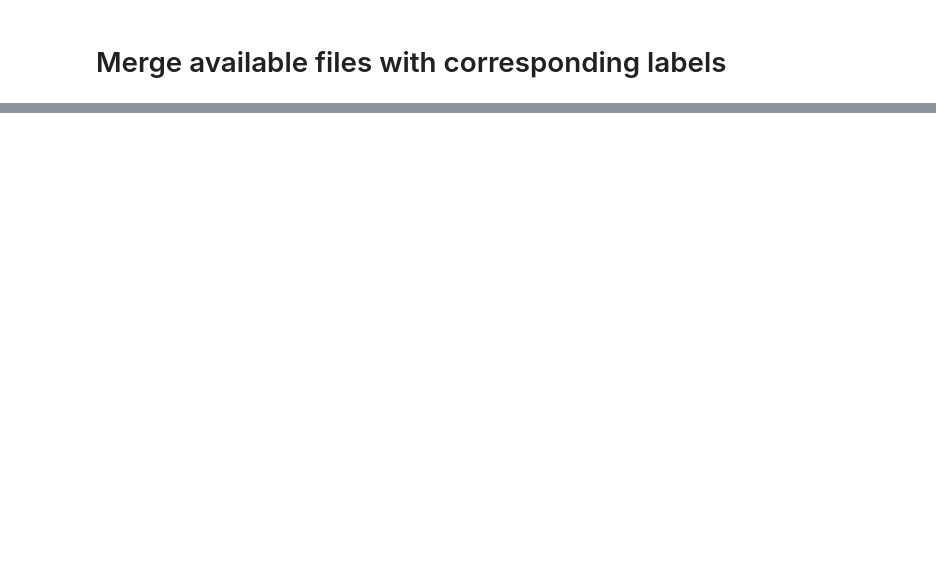
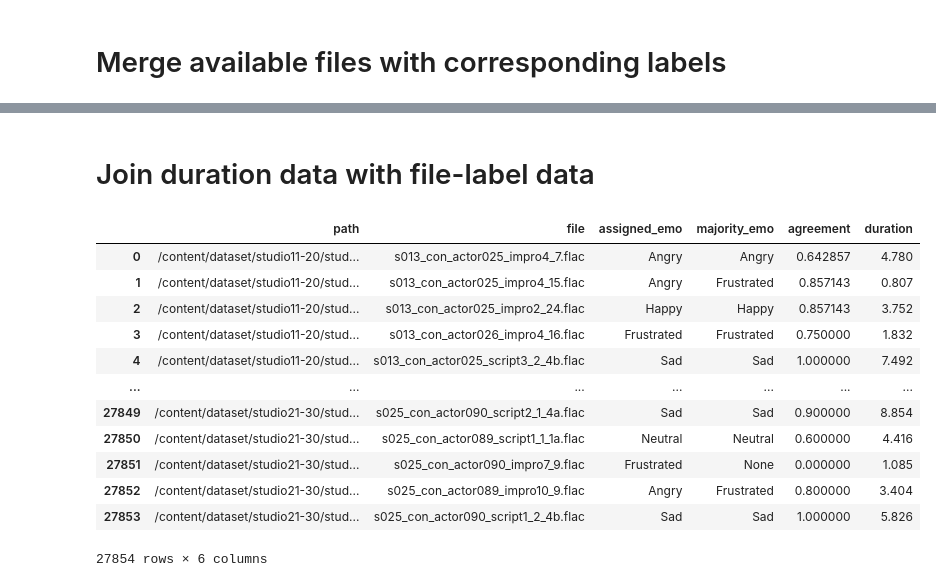
Before and after one commit to chuan-khuna/ThaiSER, a Jupyter notebook: Preprocess Json to CSV.ipynb, the cells around one changed output, grey strips where cells are left out. Drawn from its saved outputs; the diff is of its cells as text; code cells hidden in the pictures; blank space fills up the shorter version.

```diff
--- a/Preprocess Json to CSV.ipynb
+++ b/Preprocess Json to CSV.ipynb
@@ -170,0 +267,4 @@ df
+# %%
+# drop nan labels
+df = df.dropna().reset_index(drop=True)
+df
@@ -170,0 +329,11 @@ df
+# %%
+def multiprocessing_get_duration(files):
+    with Pool(4) as p:
+        durations = p.map(get_duration_tf, files)
+    return durations
+# %%
+st_time = time.time()
+
+durations = multiprocessing_get_duration(df['path'])
+
+print(round(time.time() - st_time, 2))
@@ -170,0 +342,9 @@ df
+# %%
+duration_df = pd.DataFrame(durations, columns=['duration', 'path'])
+
+# from tensor to float
+duration_df['duration'] = duration_df['duration'].apply(lambda x: np.round(np.array(x), 3))
+
+# get only file name
+duration_df['file'] = duration_df['path'].apply(lambda p: p.split('/')[-1])
+duration_df = duration_df[['file', 'duration']]
@@ -171,2 +369,21 @@ df
+# %% [markdown]
+# Join duration data with file-label data
+# %%
+df = df.join(duration_df.set_index('file'), on='file')
+df
+# %% [output]
+|  | path | file | assigned_emo | majority_emo | agreement | duration |
+| 0 | /content/dataset/studio11-20/stud... | s013_con_actor025_impro4_7.flac | Angry | Angry | 0.642857 | 4.780 |
+| 1 | /content/dataset/studio11-20/stud... | s013_con_actor025_impro4_15.flac | Angry | Frustrated | 0.857143 | 0.807 |
+| 2 | /content/dataset/studio11-20/stud... | s013_con_actor025_impro2_24.flac | Happy | Happy | 0.857143 | 3.752 |
+| 3 | /content/dataset/studio11-20/stud... | s013_con_actor026_impro4_16.flac | Frustrated | Frustrated | 0.750000 | 1.832 |
+| 4 | /content/dataset/studio11-20/stud... | s013_con_actor025_script3_2_4b.flac | Sad | Sad | 1.000000 | 7.492 |
+| ... | ... | ... | ... | ... | ... | ... |
+| 27849 | /content/dataset/studio21-30/stud... | s025_con_actor090_script2_1_4a.flac | Sad | Sad | 0.900000 | 8.854 |
+| 27850 | /content/dataset/studio21-30/stud... | s025_con_actor089_script1_1_1a.flac | Neutral | Neutral | 0.600000 | 4.416 |
+| 27851 | /content/dataset/studio21-30/stud... | s025_con_actor090_impro7_9.flac | Frustrated | None | 0.000000 | 1.085 |
+| 27852 | /content/dataset/studio21-30/stud... | s025_con_actor089_impro10_9.flac | Angry | Frustrated | 0.800000 | 3.404 |
+| 27853 | /content/dataset/studio21-30/stud... | s025_con_actor090_script1_2_4b.flac | Sad | Sad | 1.000000 | 5.826 |
+27854 rows × 6 columns
 # %%
 df.to_csv("./meta_data/dataset.csv", index=False)
```
Also changed, not shown: parts of 32 cells of this notebook, 26 other files.
